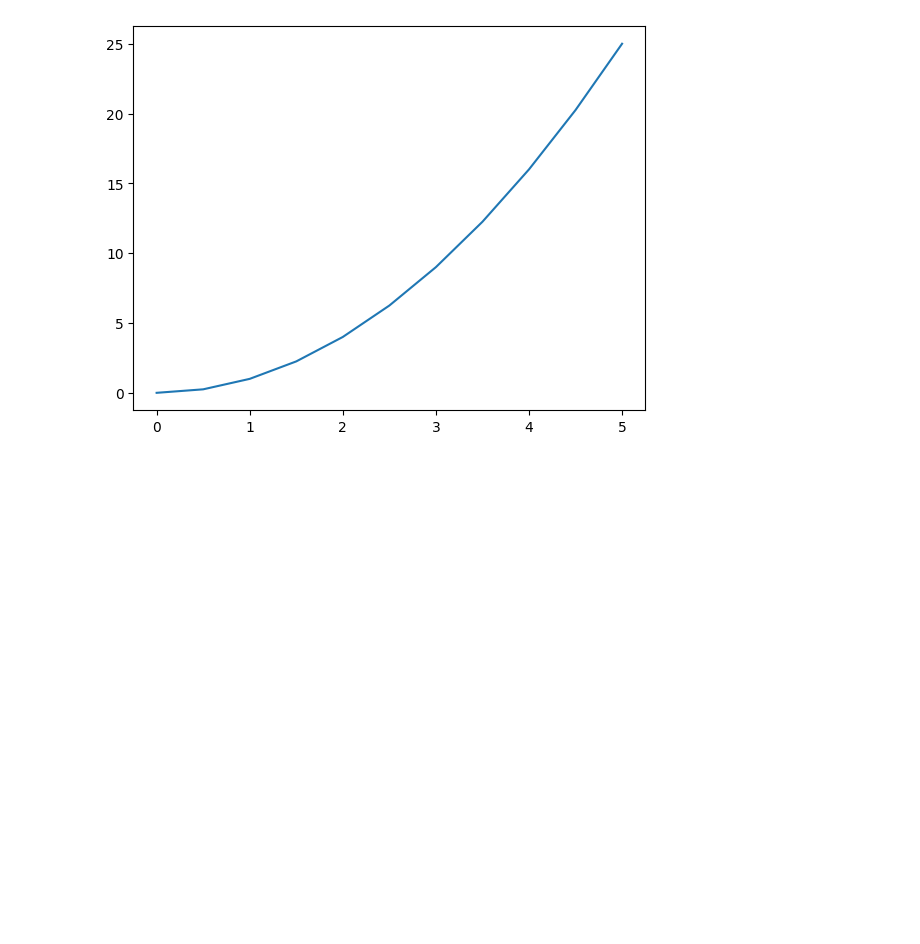
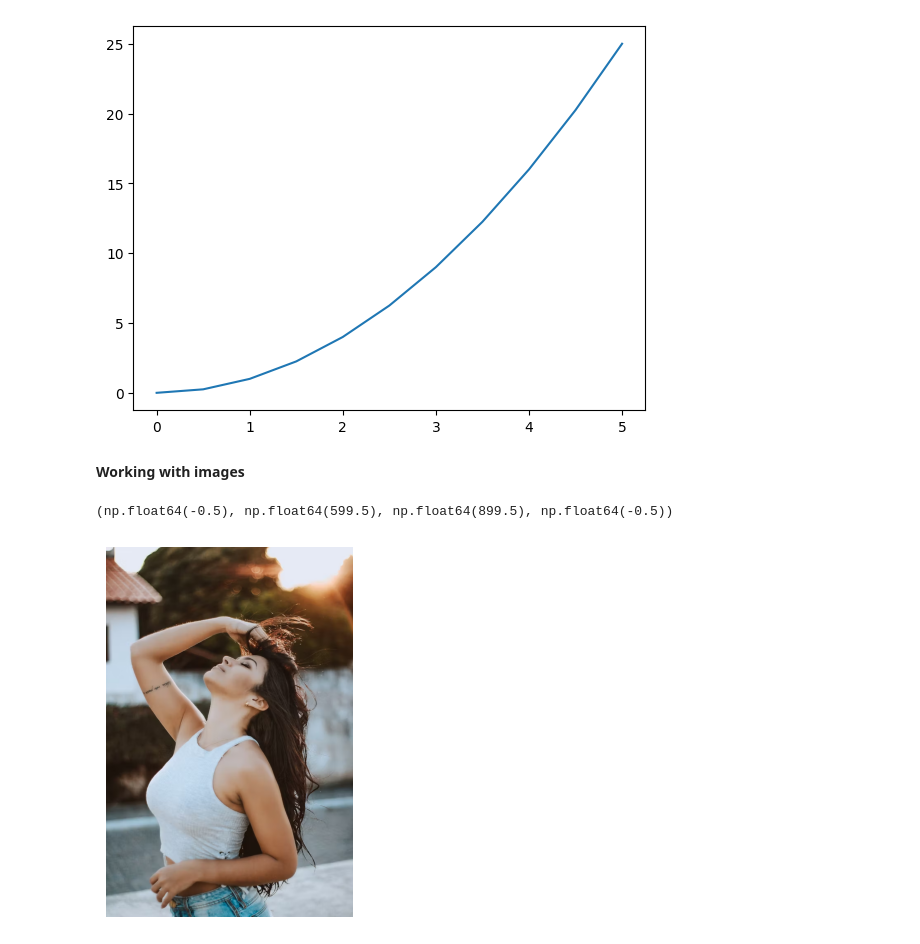
Before and after one commit to v0idheaven/Fundamentals-of-Machine-Learning, a Jupyter notebook: Data-Visualization/Matplotlib.ipynb, the cells around one changed output. Saved outputs shown, nothing was run; the diff lists cells and outputs as text; code cells hidden in the pictures; blank space fills up the shorter version.

Commit message:
working with images

```diff
--- a/Data-Visualization/Matplotlib.ipynb
+++ b/Data-Visualization/Matplotlib.ipynb
@@ -87,3 +87,5 @@ ax.plot(x,y)
 plt.savefig("basicplot.png")
 # %% [output]
 [figure]
+# %% [markdown]
+**Working with images**
@@ -89,0 +94,7 @@ plt.savefig("basicplot.png")
+# %%
+img = mpimg.imread("image.avif")
+plt.imshow(img)
+plt.axis('off')
+# %% [output]
+(np.float64(-0.5), np.float64(599.5), np.float64(899.5), np.float64(-0.5))
+[figure, added]
```
Also changed, not shown: parts of 2 cells of this notebook, 1 other file.
